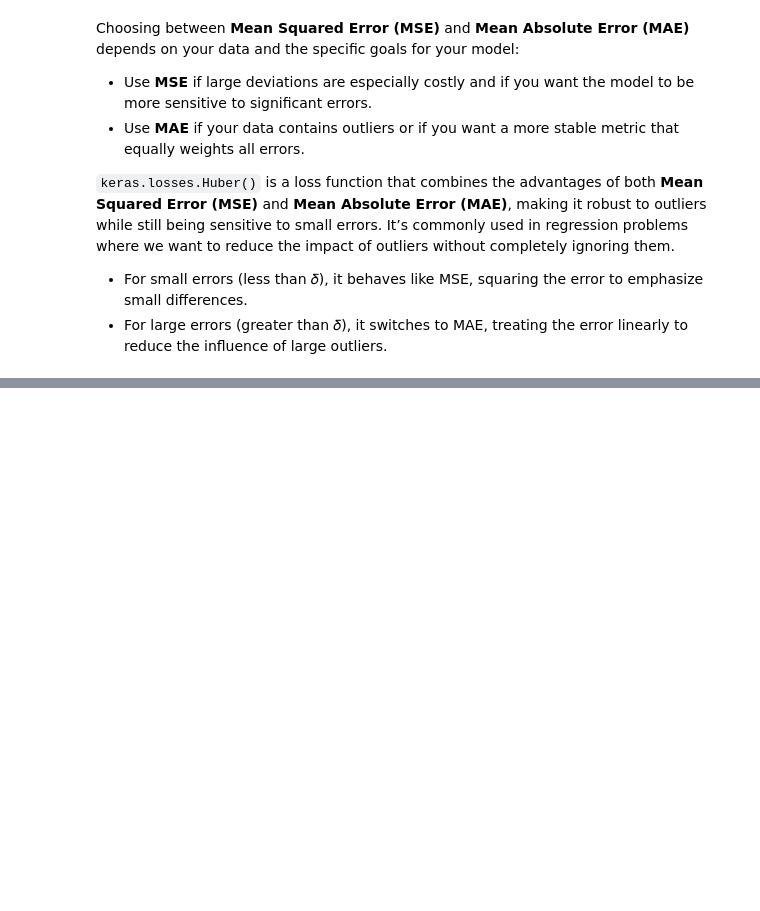
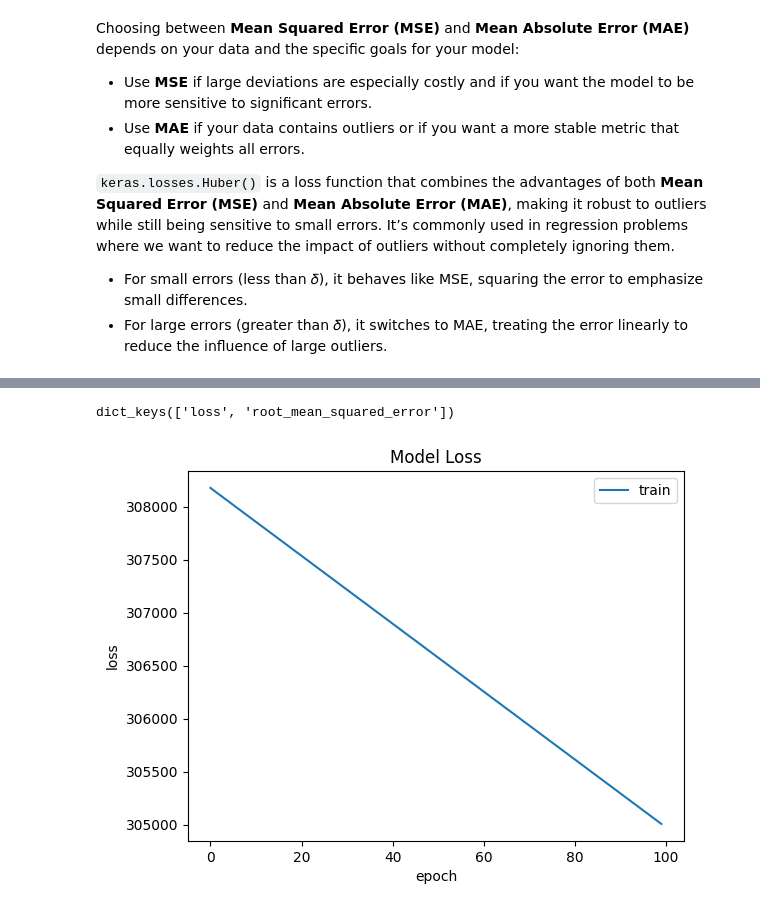
Before and after one commit to ImanNoferesti/TensorFlow_DeepDive, a Jupyter notebook: Car_Prices_Prediction_Neural_Networks.ipynb, the cells around one changed output, grey strips where cells are left out. Drawn from its saved outputs; the diff is of its cells as text; code cells hidden in the pictures; blank space fills up the shorter version.

```diff
--- a/Car_Prices_Prediction_Neural_Networks.ipynb
+++ b/Car_Prices_Prediction_Neural_Networks.ipynb
@@ -197,0 +338,5 @@ model.compile(loss = MeanSquaredError())
+# %%
+# Make adjustments to the learning rate and add performance measurement metrics
+model.compile(optimizer= Adam(learning_rate=1.0), loss = MeanAbsoluteError(), metrics=[RootMeanSquaredError()])
+
+history = model.fit(X,y, epochs=100, verbose=1)
@@ -197,0 +361,13 @@ model.compile(loss = MeanSquaredError())
+# %%
+history.history.keys()
+# %% [output]
+dict_keys(['loss', 'root_mean_squared_error'])
+# %%
+plt.plot(history.history['loss'])
+plt.title('Model Loss')
+plt.ylabel('loss')
+plt.xlabel('epoch')
+plt.legend(['train'])
+plt.show()
+# %% [output]
+[figure, added]
```
Also changed, not shown: parts of 21 cells of this notebook.
